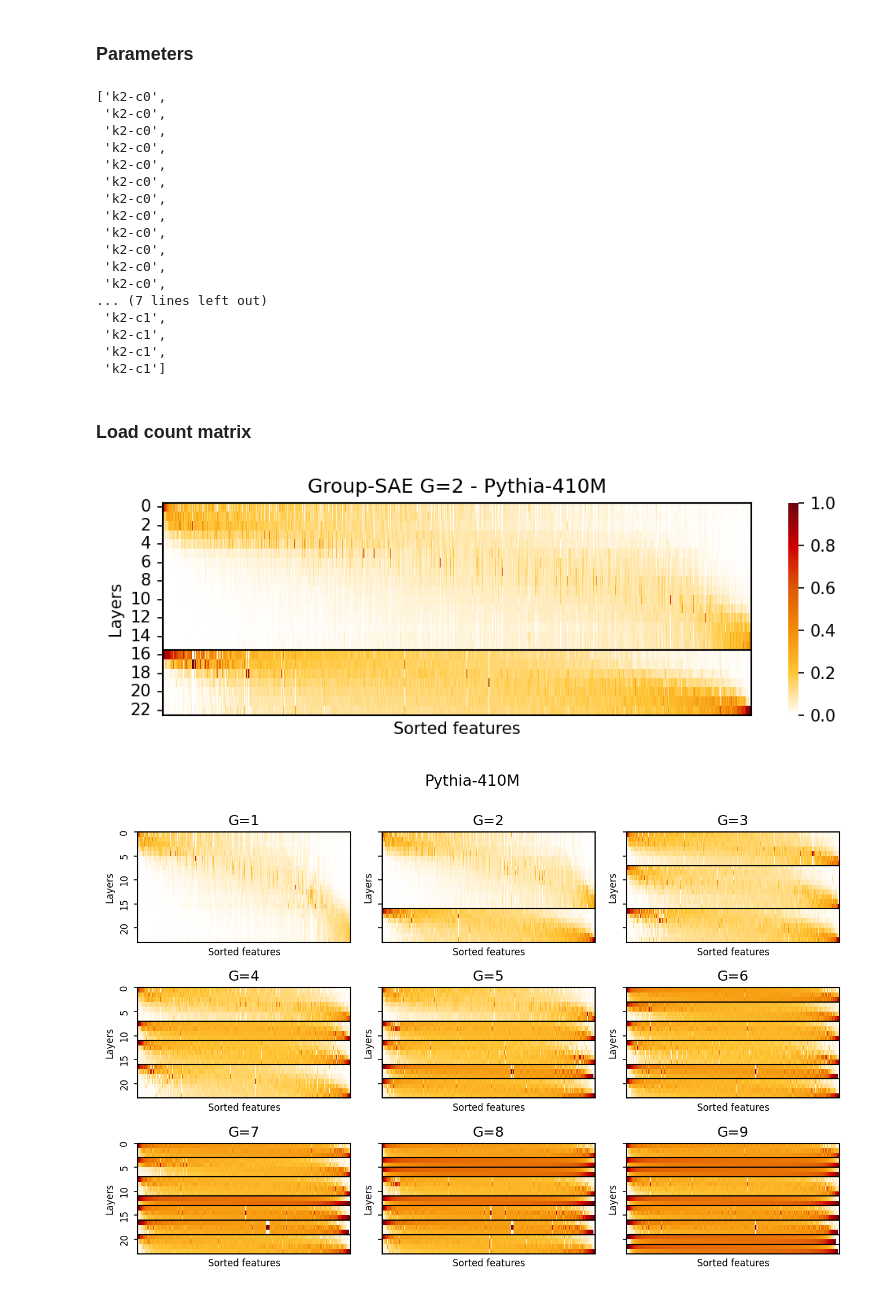
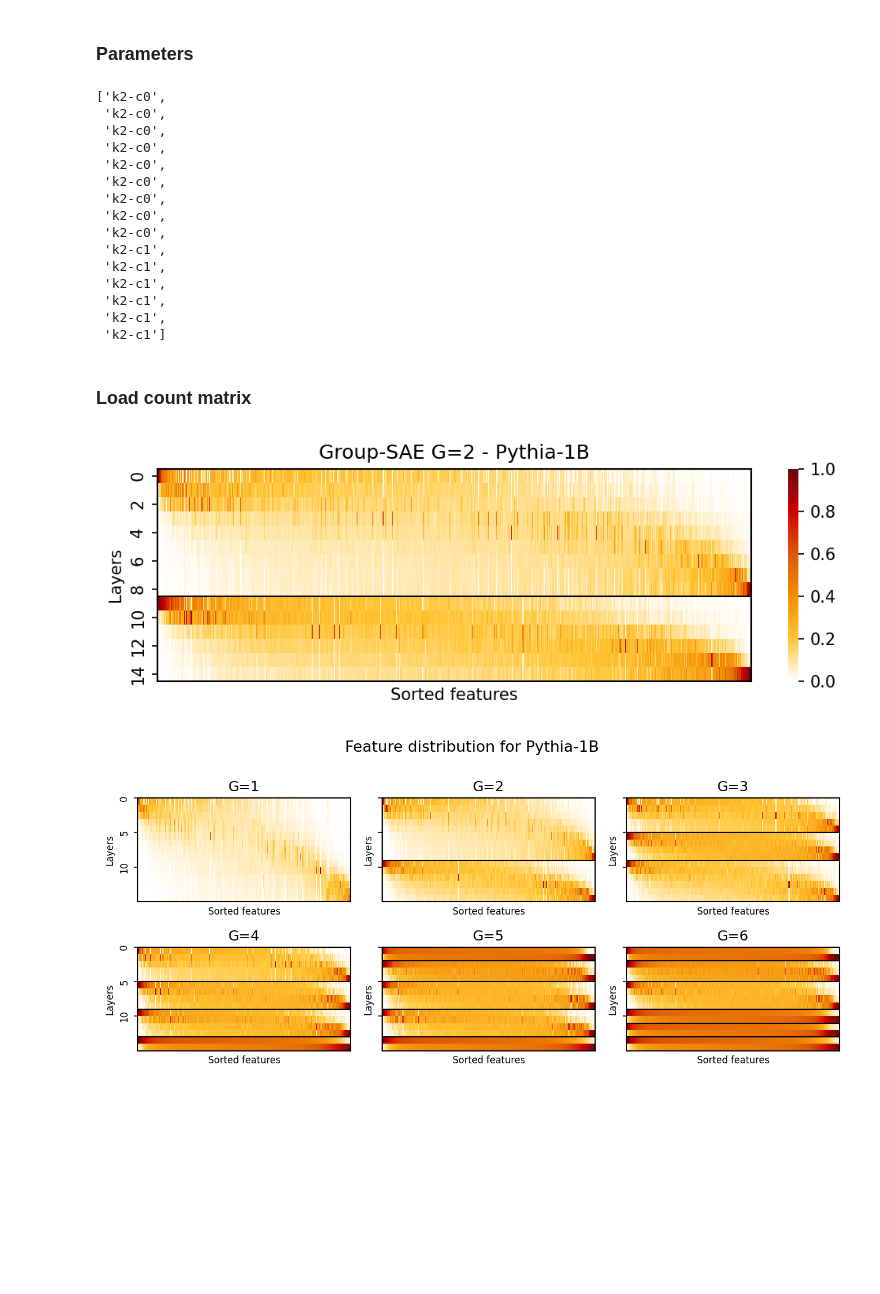
Before and after one commit to ghidav/group-sae, a Jupyter notebook: feature_spreading/analysis.ipynb, the cells around one changed output. Saved outputs shown, nothing was run; the diff lists cells and outputs as text; code cells hidden in the pictures; blank space fills up the shorter version.

Commit message:
Update title

```diff
--- a/feature_spreading/analysis.ipynb
+++ b/feature_spreading/analysis.ipynb
@@ -9,7 +9,7 @@ from group_sae.utils import load_cluster_map
 # %% [markdown]
 ### Parameters
 # %%
-size = "410m"
+size = "1b"
 model_name = f"pythia-{size}"
 max_tokens = 1_000_000
 count_dir = "./counts"
@@ -29,10 +29,8 @@ cluster_ids
  'k2-c0',
  'k2-c0',
  'k2-c0',
- 'k2-c0',
- 'k2-c0',
- 'k2-c0',
-... (7 lines left out)
+ 'k2-c1',
+ 'k2-c1',
  'k2-c1',
  'k2-c1',
  'k2-c1',
@@ -97,7 +95,7 @@ for row in cluster_changes:
 plt.tight_layout()
 plt.show()
 # %% [output]
-[figure, old version]
+[figure, new version]
 # %%
 import os
 from math import ceil
@@ -169,32 +167,32 @@ for i, K in enumerate(Ks):
 
     yticks = np.arange(0, plot_mat.shape[0], 5)
     yticks_labels = [str(i) for i in yticks]
     ax.set_yticks(yticks)
     ax.set_yticklabels(yticks_labels, fontsize=8)
     ax.set_ylabel("Layers", fontsize=8)
     ax.set_xlabel("Sorted features", fontsize=8)
 
     # Add a border around the heatmap
     for _, spine in ax.spines.items():
         spine.set_visible(True)
         spine.set_linewidth(1)
         spine.set_color("black")
 
     # Add horizontal lines where cluster_ids change
     cluster_changes = [
         j for j in range(1, len(cluster_ids)) if cluster_ids[j] != cluster_ids[j - 1]
     ]
     n_cols_heatmap = plot_mat.shape[1]
     for row in cluster_changes:
         ax.hlines(y=row, xmin=0, xmax=n_cols_heatmap, color="black", linewidth=1)
 
 # Turn off any unused subplots
 for j in range(i + 1, len(axes)):
     axes[j].axis("off")
 
-fig.suptitle(f"{model_name.title()}", fontsize=13, y=1.0)
+fig.suptitle(f"Feature distribution for {model_name.title()}", fontsize=13, y=1.0)
 plt.tight_layout()
 os.makedirs("imgs", exist_ok=True)
 plt.savefig(f"imgs/feat_spread_{model_name}.png", bbox_inches="tight", dpi=300)
 # %% [output]
-[figure, old version]
+[figure, new version]
```
Also changed, not shown: 5 other files.
